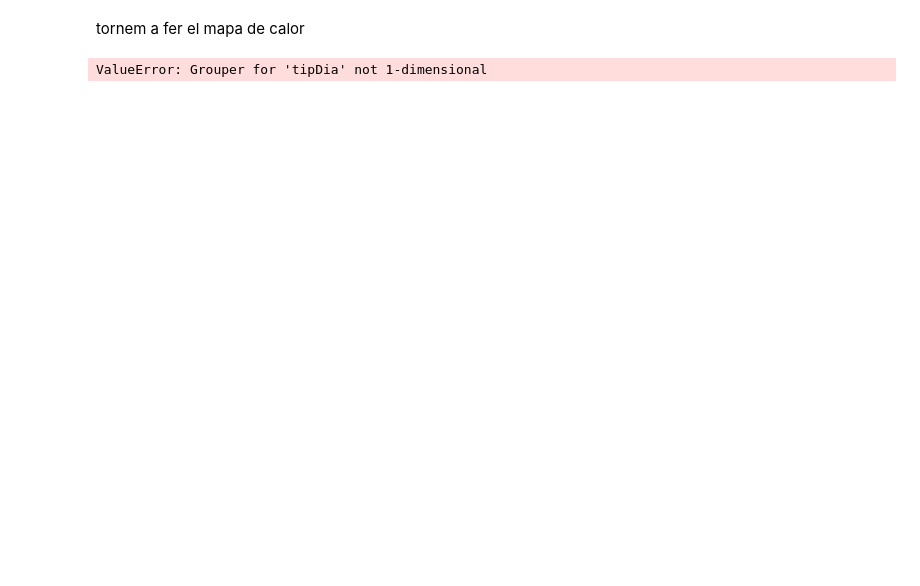
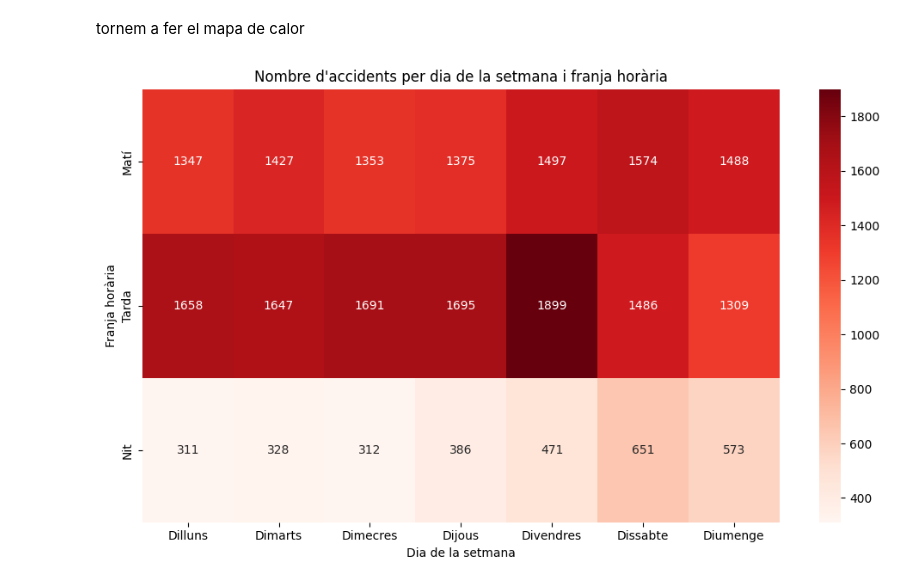
Before and after one commit to SeergiCureero/Proyecto-Analitica-Descriptiva, a Jupyter notebook: main.ipynb, the cells around one changed output. Saved outputs shown, nothing was run; the diff lists cells and outputs as text; code cells hidden in the pictures; blank space fills up the shorter version.

```diff
--- a/main.ipynb
+++ b/main.ipynb
@@ -475,0 +448,25 @@ AccidentsCOMPLET
+# %%
+# Converteix la columna 'dat' a datetime, indicant el format correcte
+AccidentsCOMPLET['dat'] = pd.to_datetime(AccidentsCOMPLET['dat'], format='%d/%m/%Y')
+
+# Diccionari per traduir els dies de la setmana
+dies_catala = {
+    0: 'Dilluns',
+    1: 'Dimarts',
+    2: 'Dimecres',
+    3: 'Dijous',
+    4: 'Divendres',
+    5: 'Dissabte',
+    6: 'Diumenge'
+}
+
+# Afegeix una nova columna amb el dia de la setmana
+AccidentsCOMPLET['dia_setmana'] = AccidentsCOMPLET['dat'].dt.weekday.map(dies_catala)
+
+# Elimina la columna 'tipdia' si existeix
+if 'tipdia' in AccidentsCOMPLET.columns:
+    AccidentsCOMPLET = AccidentsCOMPLET.drop(columns=['tipDia'])
+
+# Desa el nou fitxer
+AccidentsCOMPLET.to_csv('accidents_amb_dies.csv', index=False)
+AccidentsCOMPLET
@@ -477,22 +488,22 @@ AccidentsCOMPLET
 tornem a fer el mapa de calor
 # %%
 ordre_dies = ["Dilluns", "Dimarts", "Dimecres", "Dijous", "Divendres", "Dissabte", "Diumenge"]
-ordre_hores = ["0-3", "4-7", "8-11", "12-15", "16-19", "20-23"]
+ordre_hores = ["Matí","Tarda","Nit"]
 
-# 🧮 Agrupar les dades per franja horària i dia de la setmana
-taula = AccidentsCOMPLET.groupby(["grupHor", "tipDia"]).size().unstack(fill_value=0)
+# Agrupar les dades per franja horària i dia de la setmana
+taula = AccidentsCOMPLET.groupby(["grupHor", "dia_setmana"]).size().unstack(fill_value=0)
 
 # Reordenar files i columnes per visualització correcta
-taula = taula.reindex(index=ordre_hores, columns=ordre_dies)
+taula = taula.reindex(index=ordre_hores,columns=ordre_dies)
 
-# 🎨 Mapa de calor
+# Mapa de calor
 plt.figure(figsize=(10, 6))
 sns.heatmap(taula, annot=True, fmt="d", cmap="Reds")
 
 plt.title("Nombre d'accidents per dia de la setmana i franja horària")
 plt.xlabel("Dia de la setmana")
 plt.ylabel("Franja horària")
 plt.tight_layout()
 plt.show()
 # %% [output]
-ValueError: Grouper for 'tipDia' not 1-dimensional
+[figure, added]
```
Also changed, not shown: parts of 19 cells of this notebook, 1 other file.
